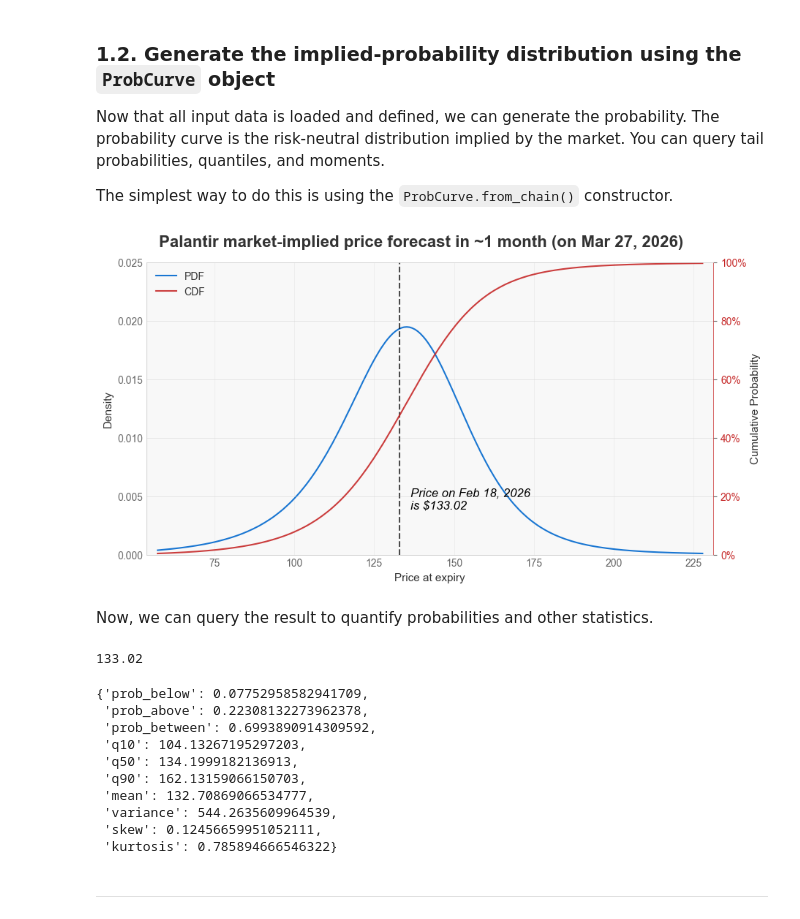
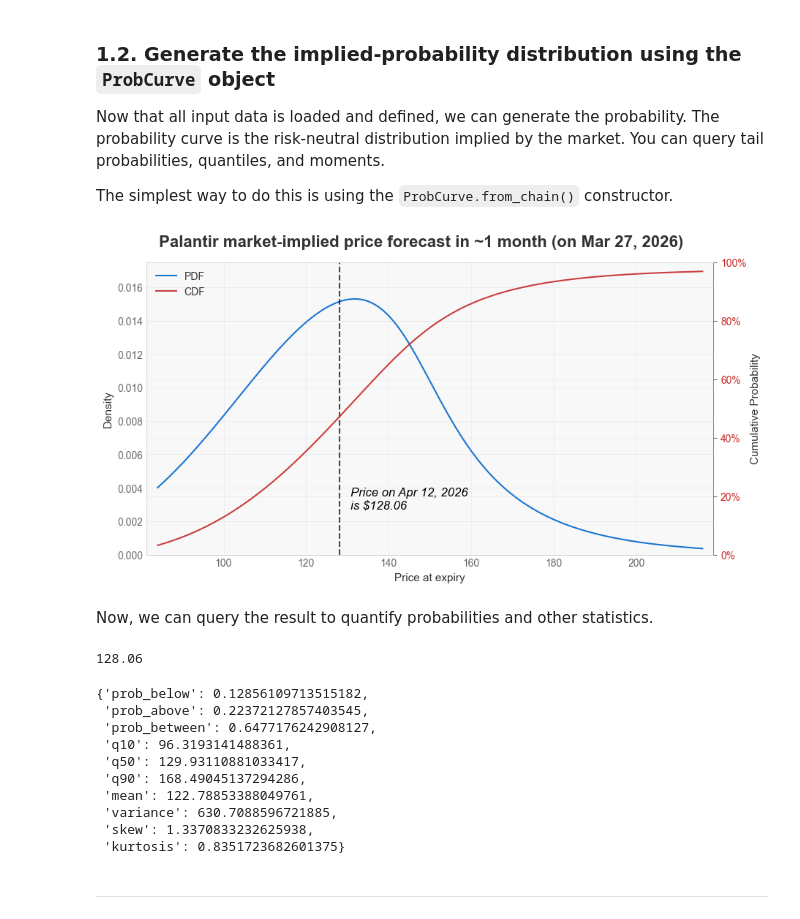
Before and after one commit to tyrneh/options-implied-probability, a Jupyter notebook: examples/quickstart_yfinance.ipynb, the cells around one changed output. Drawn from its saved outputs; the diff is of its cells as text; code cells hidden in the pictures.

```diff
--- a/examples/quickstart_yfinance.ipynb
+++ b/examples/quickstart_yfinance.ipynb
@@ -49,7 +50,7 @@ print(single_expiry) # Mar 27, 2026
 `MarketInputs` is a snapshot of market conditions (valuation date, underlying price, risk free rate) that the model uses.
 # %%
 market = MarketInputs(
-    valuation_date=snapshot.date,               # use the snapshot to fill the date and price (this demo is being created on Feb 18, 2026)
+    valuation_date=snapshot.asof,               # use the snapshot to fill the date and price
     underlying_price=snapshot.underlying_price, # use the snapshot to fill the date and price
     risk_free_rate=0.04,                        # the risk-free rate of return. Use the US Fed or Treasury yields that are closest to the horizon of the expiries
 )
@@ -61,16 +62,25 @@ Now that all input data is loaded and defined, we can generate the probability.
 The simplest way to do this is using the `ProbCurve.from_chain()` constructor.
 # %%
 prob = ProbCurve.from_chain(chain, market) # --> returns a `ProbCurve` object. This is a container that holds information about market-implied probabilities.
-# %%
-prob.plot(title="Palantir market-implied price forecast in ~1 month (on Mar 27, 2026)")
-plt.show()
-# %% [output]
-[figure, removed]
+# %%
+expiry_label = format_timestamp_for_display(prob.metadata["expiry"])
+time_days = float(prob.metadata["time_to_expiry_days"])
+if time_days >= 365.0:
+    horizon_label = f"~{time_days / 365.0:.1f} years"
+elif time_days >= 45.0:
+    horizon_label = f"~{time_days / 30.44:.1f} months"
+else:
+    horizon_label = f"~{time_days:.0f} days"
+
+prob.plot(title=f"Palantir market-implied price forecast in {horizon_label} (on {expiry_label})")
+plt.show()
+# %% [output]
+[figure, added]
 # %% [markdown]
 Now, we can query the result to quantify probabilities and other statistics.
 # %%
 spot = market.underlying_price
-print(spot) # $133.02
+print(spot) # current underlying price used by the model
 
 
 prob_below = prob.prob_below(100) # calculates Prob(price at expiry < 100)
@@ -98,17 +108,17 @@ moments = {
     **moments,
 }
 # %% [output]
-133.02
+128.06
-{'prob_below': 0.07752958582941709,
- 'prob_above': 0.22308132273962378,
- 'prob_between': 0.6993890914309592,
- 'q10': 104.13267195297203,
- 'q50': 134.1999182136913,
- 'q90': 162.13159066150703,
- 'mean': 132.70869066534777,
- 'variance': 544.2635609964539,
- 'skew': 0.12456659951052111,
- 'kurtosis': 0.785894666546322}
+{'prob_below': 0.12856109713515182,
+ 'prob_above': 0.22372127857403545,
+ 'prob_between': 0.6477176242908127,
+ 'q10': 96.3193141488361,
+ 'q50': 129.93110881033417,
+ 'q90': 168.49045137294286,
+ 'mean': 122.78853388049761,
+ 'variance': 630.7088596721885,
+ 'skew': 1.3370833232625938,
+ 'kurtosis': 0.8351723682601375}
 # %% [markdown]
 ---
 # %% [markdown]
```
Also changed, not shown: parts of 6 cells of this notebook, 3 other files.
